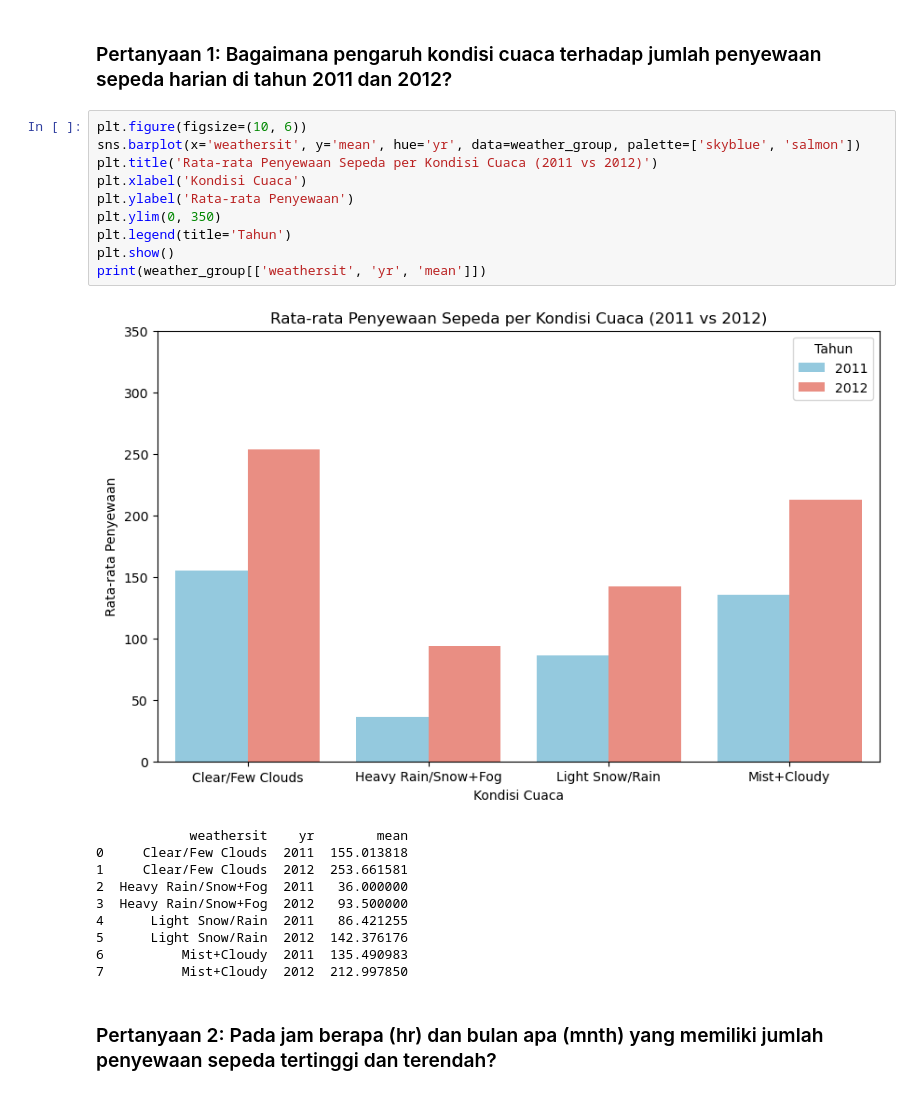
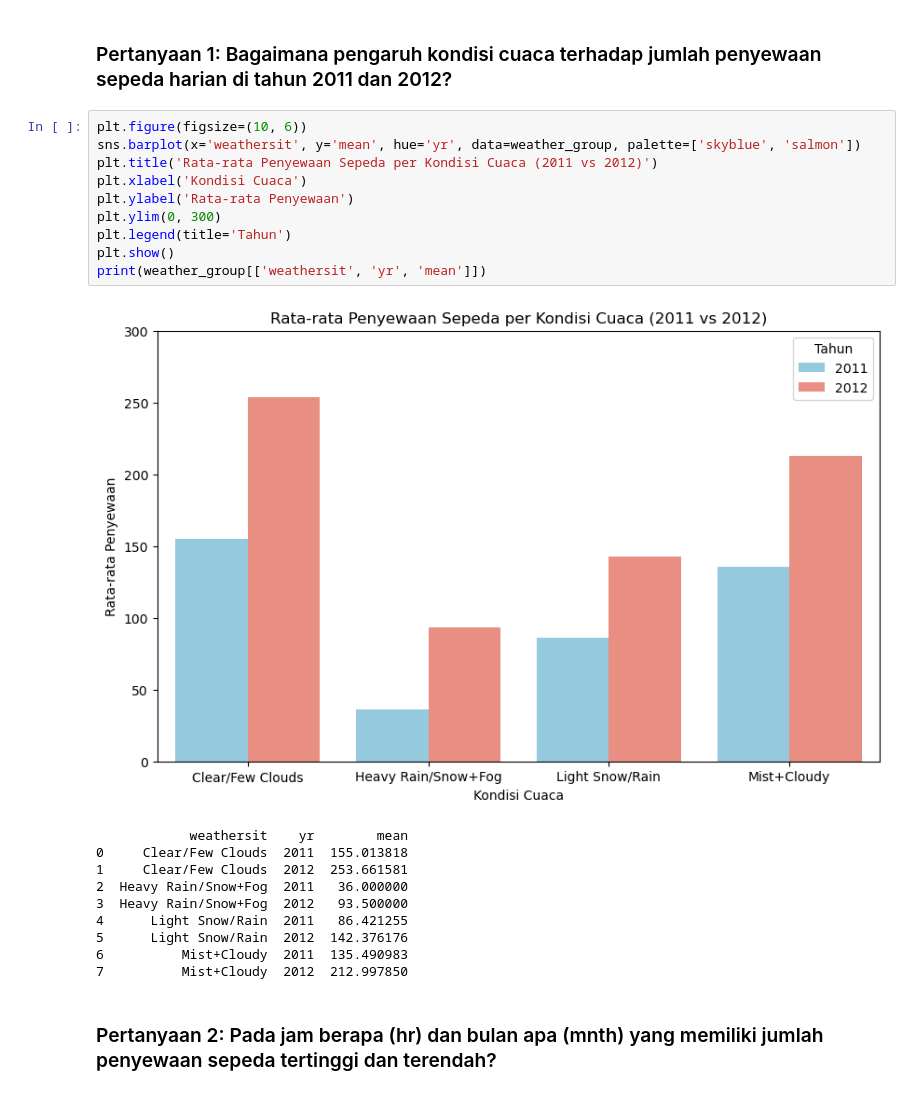
Before and after one commit to heardlyyoel/Bike-Rent-Dashboad-Analisis-Data, a Jupyter notebook: notebook.ipynb, the cells around one changed output. Saved outputs shown, nothing was run; the diff lists cells and outputs as text.

```diff
--- a/notebook.ipynb
+++ b/notebook.ipynb
@@ -277,15 +277,15 @@ Pengaruh Kategori Temperatur:
 # %%
 plt.figure(figsize=(10, 6))
 sns.barplot(x='weathersit', y='mean', hue='yr', data=weather_group, palette=['skyblue', 'salmon'])
 plt.title('Rata-rata Penyewaan Sepeda per Kondisi Cuaca (2011 vs 2012)')
 plt.xlabel('Kondisi Cuaca')
 plt.ylabel('Rata-rata Penyewaan')
-plt.ylim(0, 350)
+plt.ylim(0, 300)
 plt.legend(title='Tahun')
 plt.show()
 print(weather_group[['weathersit', 'yr', 'mean']])
 # %% [output]
-[figure, old version]
+[figure, new version]
             weathersit    yr        mean
 0     Clear/Few Clouds  2011  155.013818
 1     Clear/Few Clouds  2012  253.661581
```
Also changed, not shown: parts of 2 cells of this notebook, 1 other file.
